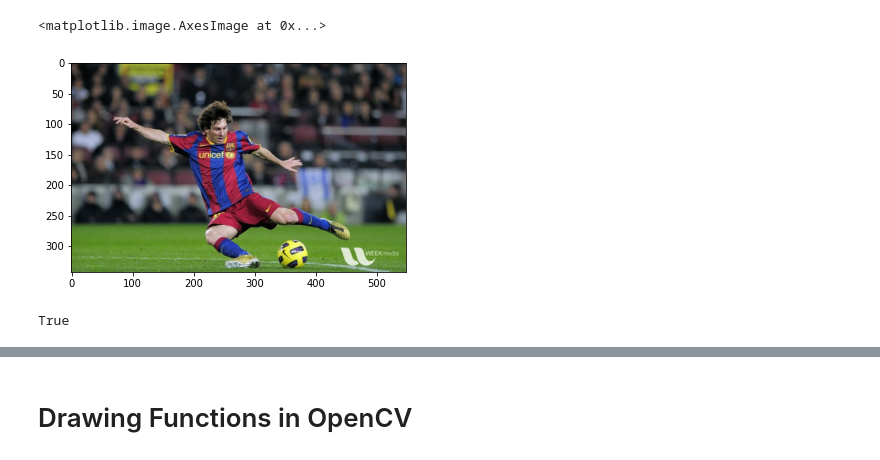
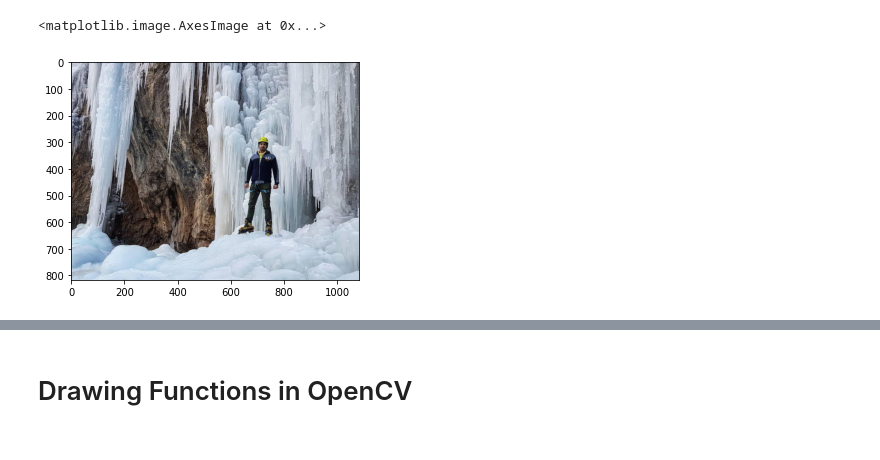
Before and after one commit to farrokhkarimi/OpenCV, a Jupyter notebook: Getting_Started_with_OpenCV.ipynb, the cells around one changed output, grey strips where cells are left out. Drawn from its saved outputs; the diff is of its cells as text; code cells hidden in the pictures.

```diff
--- a/Getting_Started_with_OpenCV.ipynb
+++ b/Getting_Started_with_OpenCV.ipynb
@@ -17,0 +50,9 @@ messi = cv2.imdecode(arr, cv2.IMREAD_COLOR)
+# %%
+# saving the image on the disk
+io.imsave('image.jpg', image)
+
+# loading the image from the disk
+image = cv2.imread('image.jpg')
+
+plt.imshow(image)
+plt.show()
@@ -18,11 +61,7 @@ messi = cv2.imdecode(arr, cv2.IMREAD_COLOR)
 # %%
-# display an image using matplotlib
-# plt.imshow(img) shown an image with wrong colorspace
-plt.imshow(cv2.cvtColor(messi, cv2.COLOR_BGR2RGB))
+# plt.imshow(img) shown an image with wrong colorspace. we should correct the colorspace
+image = cv2.cvtColor(image, cv2.COLOR_BGR2RGB)
+plt.imshow(image)
 # %% [output]
 <matplotlib.image.AxesImage at 0x...>
-[figure, old version]
+[figure, new version]
-# %%
-cv2.imwrite('messi.png',messi)
-# %% [output]
-True
```
Also changed, not shown: parts of 99 cells of this notebook.
